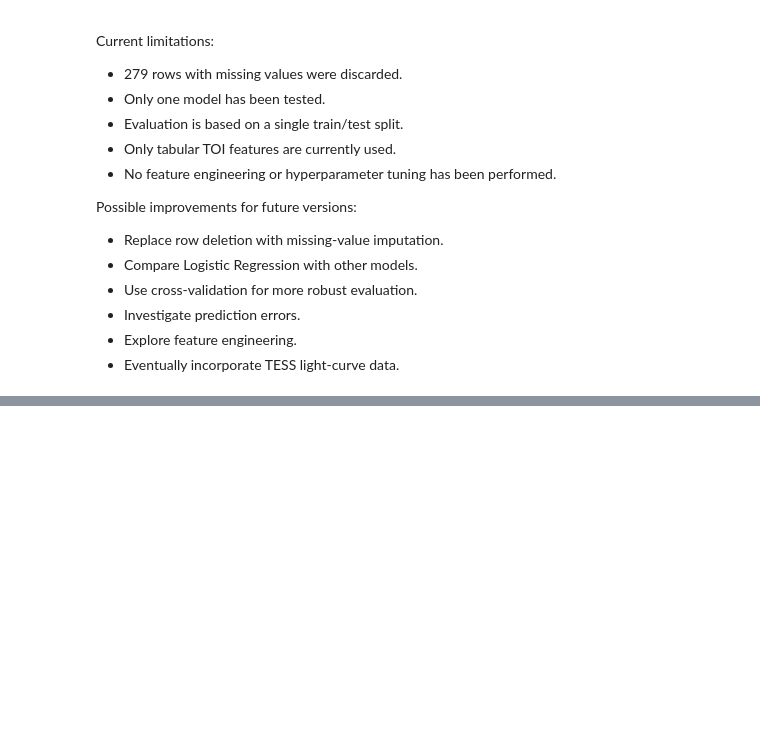
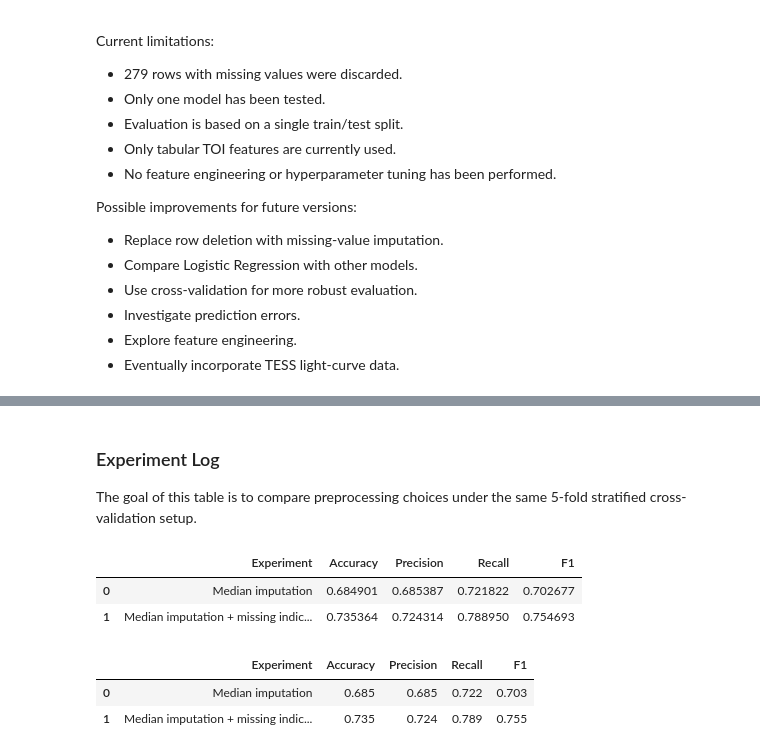
Before and after one commit to stoppo22/exoscout, a Jupyter notebook: notebooks/o1_eda.ipynb, the cells around one changed output, grey strips where cells are left out. Drawn from its saved outputs; the diff is of its cells as text; code cells hidden in the pictures; blank space fills up the shorter version.

```diff
--- a/notebooks/o1_eda.ipynb
+++ b/notebooks/o1_eda.ipynb
@@ -244,0 +468,20 @@ Possible improvements for future versions:
+# %%
+pipeline_with_indicators = Pipeline([
+    (
+        "imputer",
+        SimpleImputer(
+            strategy="median",
+            add_indicator=True
+        )
+    ),
+    ("scaler", StandardScaler()),
+    ("model", LogisticRegression())
+])
+# %%
+results_with_indicators = cross_validate(
+    pipeline_with_indicators,
+    X,
+    Y,
+    cv=cv,
+    scoring=scoring
+)
@@ -244,0 +537,41 @@ Possible improvements for future versions:
+# %% [markdown]
+### Experiment Log
+
+The goal of this table is to compare preprocessing choices under the same 5-fold stratified cross-validation setup.
+# %%
+import pandas as pd
+
+experiment_log = pd.DataFrame({
+    "Experiment": [
+        "Median imputation",
+        "Median imputation + missing indicators"
+    ],
+    "Accuracy": [
+        accuracy_mean,
+        indicator_accuracy_mean
+    ],
+    "Precision": [
+        precision_mean,
+        indicator_precision_mean
+    ],
+    "Recall": [
+        recall_mean,
+        indicator_recall_mean
+    ],
+    "F1": [
+        f1_mean,
+        indicator_f1_mean
+    ]
+})
+
+experiment_log
+# %% [output]
+|  | Experiment | Accuracy | Precision | Recall | F1 |
+| 0 | Median imputation | 0.684901 | 0.685387 | 0.721822 | 0.702677 |
+| 1 | Median imputation + missing indic... | 0.735364 | 0.724314 | 0.788950 | 0.754693 |
+# %%
+experiment_log.round(3)
+# %% [output]
+|  | Experiment | Accuracy | Precision | Recall | F1 |
+| 0 | Median imputation | 0.685 | 0.685 | 0.722 | 0.703 |
+| 1 | Median imputation + missing indic... | 0.735 | 0.724 | 0.789 | 0.755 |
```
Also changed, not shown: parts of 29 cells of this notebook.
